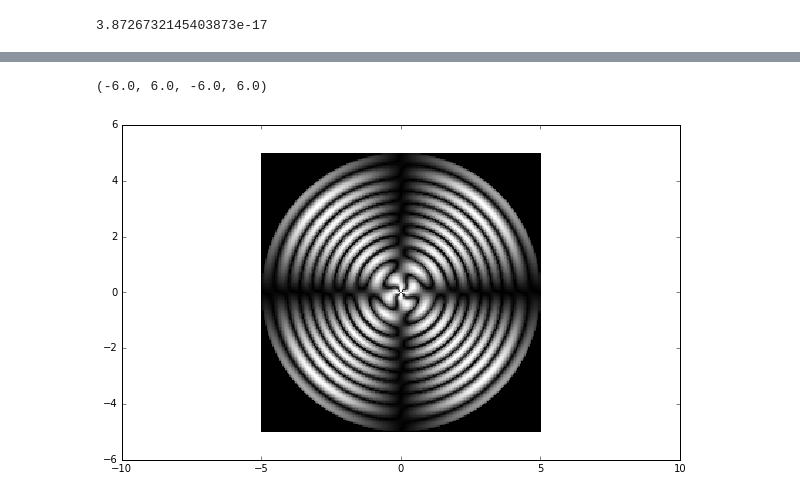
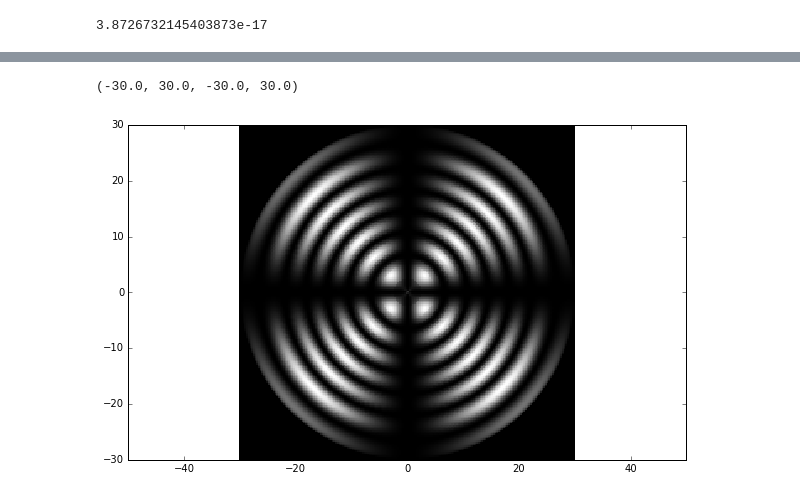
Before and after one commit to AlexisdlC/droptwist, a Jupyter notebook: radial_drop_jm.ipynb, the cells around one changed output, grey strips where cells are left out. Cells and saved outputs as stored; diff of their text form; code cells hidden in the pictures.

```diff
--- a/radial_drop_jm.ipynb
+++ b/radial_drop_jm.ipynb
@@ -208,5 +197,0 @@ print(Int)
-# %%
-im = np.zeros((x.shape[0],y.shape[0]))
-print(Int)
-im[1,1] = Int
-print(im[1,1])
@@ -216,20 +198,15 @@ print(im[1,1])
 # %%
 def jm_mat(x,y,z,b,rmin,rmax,wlen):
     res_jm = np.ones((x.shape[0],y.shape[0],2,2),dtype=np.complex)
-    #res_jm = np.ones((x.shape[0],2,2),dtype=np.complex)
-    #res_jm[:,0,1] = 0
-    #res_jm[:,1,0] = 0
+    res_jm[:,:] = np.identity(2,dtype=np.complex)
     for i,xi in enumerate(x):
         for j,yi in enumerate(y):
-            res_jm[i,j] = np.identity(2,dtype=np.complex)
             for zi in z:
-                if np.sqrt(xi**2+yi**2+zi**2) < rmax:
-                    gam = nphi(xi,yi,zi,b,rmin,rmax)
-                    bet = ntet(xi,yi,zi)
-                    phiex = ph.compute_phiex(bet,n_ord,n_ext,wlen,zres)
-                    phior = ph.compute_phiord(n_ord,wlen,zres)
-                    #res_jm[i] = np.dot(res_jm[i],
-                    #                   jm.jones_matrix(gam,phiex,phior))
+                if np.sqrt(xi**2+yi**2+zi**2) < 1:
+                    bet = nphi(xi,yi,zi,b,rmin,rmax)
+                    gam = ntet(xi,yi,zi)
+                    phiex = ph.compute_phiex(bet,n_ord,n_ext,wlen,zres*rmax)
+                    phior = ph.compute_phiord(n_ord,wlen,zres*rmax)
                     res_jm[i,j] = np.dot(jm.jones_matrix(gam,phiex,phior),
                                    res_jm[i,j])
     return res_jm
@@ -277,2 +298,2 @@ def jm_mat3(x,y,z,b,rmin,rmax,wleng):
 # %%
-jms = jm_mat(x,y,z,b,rmin,rmax,0.550)
+jms = jm_mat(x,y,z,b,rmin,rmax,0.660)
@@ -287,20 +312,16 @@ def jmim(jms):
 # %%
 def jmim2(jms):
     im = np.zeros((x.shape[0],y.shape[0]))
-    E = np.array([[1],[1]],dtype=np.complex)
+    #E = np.array([[1],[1]],dtype=np.complex)
     pol = polarizer(0)
     an = polarizer(np.pi/2)
     for i in np.arange(x.shape[0]):
         for j in np.arange(y.shape[0]):
-            Exy = np.dot(np.dot(np.dot(pol,jms[i,j]),an),E)
-            Ex = Exy[0]
-            Exim = np.absolute(np.imag(Ex))
-            Exrea = np.absolute(np.real(Ex))
-            Ey = Exy[1]
-            Eyim = np.absolute(np.imag(Ey))
-            Eyrea = np.absolute(np.real(Ey))
-            Int = Exrea[0]*Exim[0]+Eyrea[0]*Eyim[0]
-            im[i,j] = Int
+            Exy = np.dot(an,np.dot(jms[i,j],pol))
+            Ex = Exy[0][0]
+            Ey = Exy[1][0]
+            Int = Ex*np.conj(Ex)+Ey*np.conj(Ey)
+            im[i,j] = np.real(Int)
     return im
 # %%
 im = np.zeros((x.shape[0],y.shape[0]))
@@ -378,9 +415,9 @@ plt.axis('equal')
 # %%
-plt.pcolor(x,y,im,cmap=plt.cm.gray)
+plt.pcolor(x,y,im2,cmap=plt.cm.gray)
 plt.axis('equal')
 # %% [output]
-(-6.0, 6.0, -6.0, 6.0)
+(-30.0, 30.0, -30.0, 30.0)
-[figure, old version]
+[figure, new version]
 # %%
 fig=plt.imshow(im2)
 # %% [output]
```
Also changed, not shown: parts of 27 cells of this notebook.
